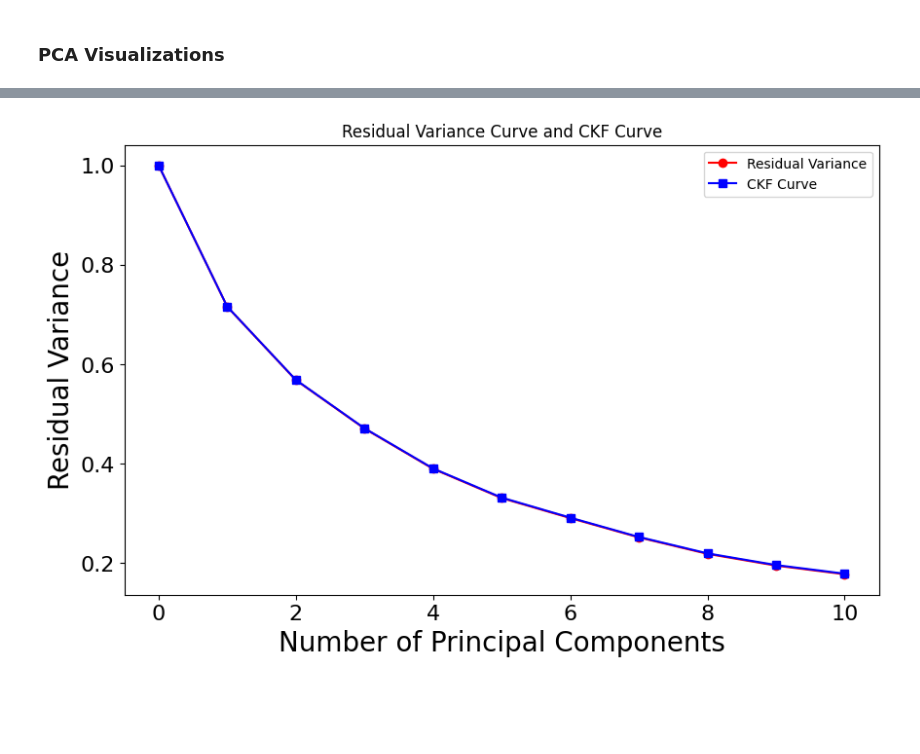
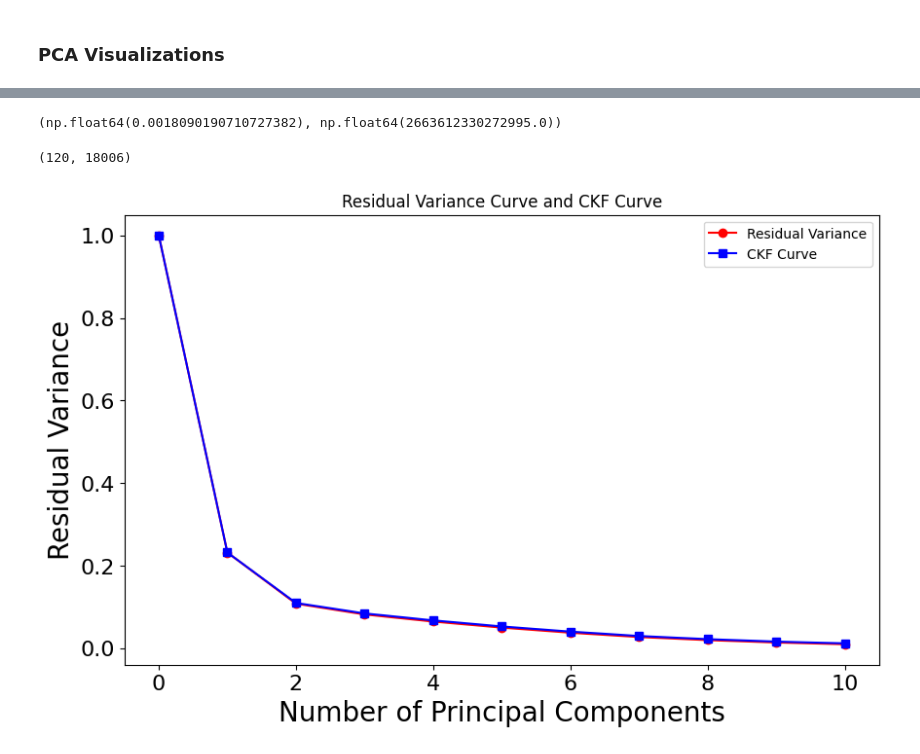
Before and after one commit to CoDaSLab/MSPC-Seismic, a Jupyter notebook: exploration/IGARSS copy.ipynb, the cells around one changed output, grey strips where cells are left out. Drawn from its saved outputs; the diff is of its cells as text; code cells hidden in the pictures; blank space fills up the shorter version.

```diff
--- a/exploration/IGARSS copy.ipynb
+++ b/exploration/IGARSS copy.ipynb
@@ -66,19 +99,24 @@ sensors = eruption_sensors
 # %%
 import obspy
 from obspy.core import UTCDateTime
+import numpy as np
+
 
 ST = []
-sensors = ['PPMA', 'PMLU', 'PCOR']
-# sensors = ['PPMA']
+sensors = ['PPMA', 'PMLU', 'PLPI']
+# sensors = ["PPMA"]
+channels = ["HHE", "HHN", "HHZ"]
+# channels = ["HHE"]
+# sensors = ['PPMA', 'PLPI']
 
 sensor_ids = [eruption_sensors.index(element) for element in sensors if element in eruption_sensors]
 
 for sensor_id in sensor_ids:
     print(f"Reading 2021 data for sensor {eruption_sensors[sensor_id]}...")
-    st = obspy.read(f"{data_path}/C7.{eruption_sensors[sensor_id]}.*.2021.*",
+    st = obspy.read(f"{data_path}/C7.{eruption_sensors[sensor_id]}.*.*.*.2021.*",
                     starttime=UTCDateTime(starttime), endtime=UTCDateTime(endtime))
     st.merge()
-    st.plot();
+    # st.plot();
     ST.append(st)
 # %% [output]
 Reading 2021 data for sensor PPMA...
@@ -158,10 +257,34 @@ for i, sensor_id in enumerate(sensor_ids):
+# %%
+Sxxs.shape, type(Sxxs.shape),times.shape
+np.mean(Sxxs, 0).shape
+
+Sxxs[1, 0] = Sxxs[1, 1]
+
+
+Sxxs_norm = Sxxs
+# Mean centering
+# Sxxs_norm = Sxxs_norm - np.mean(Sxxs_norm, 0)
+# Min max scaling
+# Sxxs_norm = (Sxxs_norm - np.min(Sxxs_norm, 0)) / (np.max(Sxxs_norm,0) - np.min(Sxxs_norm,0))
+# Max scaling
+# Sxxs_norm = (Sxxs_norm) / (np.max(np.abs(Sxxs_norm),0))
+
+vmin = np.min(Sxxs_norm)
+vmax = np.max(Sxxs_norm)
+
+vmin, vmax
+# %% [output]
+(np.float64(0.0018090190710727382), np.float64(2663612330272995.0))
 # %%
 # Data fusion
-X = np.vstack(Sxxs).T
+X = np.vstack(np.vstack(Sxxs_norm)).T
+X.shape
+# %% [output]
+(120, 18006)
 # %%
 import mspc_pca.plot
-mspc_pca.plot.var_pca(X, 10);
+mspc_pca.plot.var_pca(X, 10,with_std =False);
 # %% [output]
-[figure, old version]
+[figure, new version]
 # %%
 # !pip install scikit-learn
```
Also changed, not shown: parts of 28 cells of this notebook, 7 other files.
